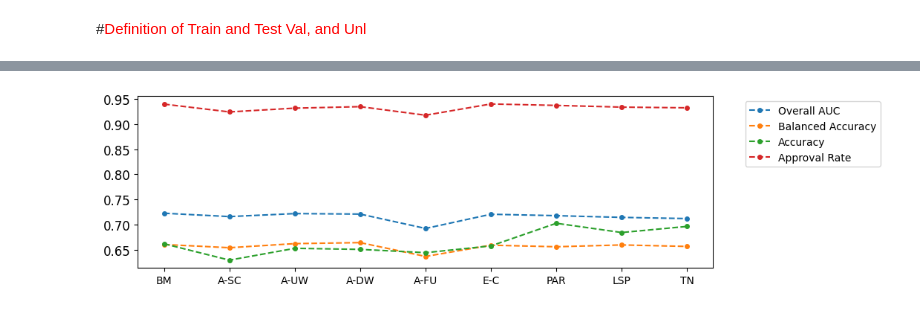
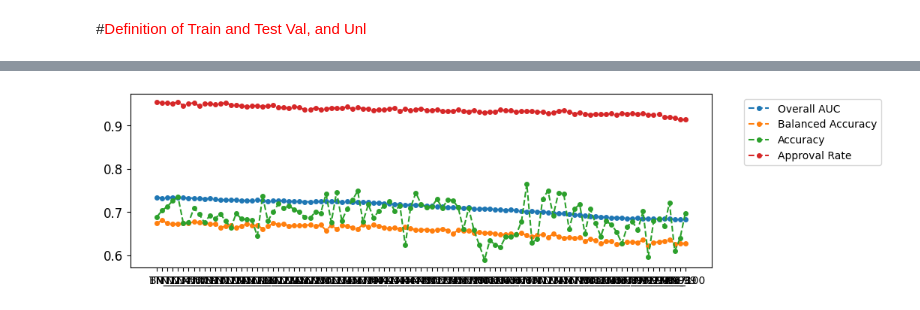
Before and after one commit to hiaac-finance/credit_pipeline, a Jupyter notebook: examples/Model_Pipeline_Functions_Pessoal_V21_K_fold.ipynb, the cells around one changed output, grey strips where cells are left out. Saved outputs shown, nothing was run; the diff lists cells and outputs as text; code cells hidden in the pictures.

```diff
--- a/examples/Model_Pipeline_Functions_Pessoal_V21_K_fold.ipynb
+++ b/examples/Model_Pipeline_Functions_Pessoal_V21_K_fold.ipynb
@@ -179,0 +170,3 @@ mean_metrics
+# %%
+for fold_number in range(N_splits):
+    print(seed_number+fold_number)
@@ -179,0 +179,24 @@ mean_metrics
+# %%
+metrics_dict = {}
+for fold_number in range(N_splits):
+    X_train_acp, X_train_rej, y_train_acp, y_train_rej,X_test_acp, X_test_rej, y_test_acp,X_val_acp, X_val_rej, y_val_acp = data_dict[fold_number]
+
+    seed_number = main_seed+fold_number
+    filepath = Path(os.path.join(ri_datasets_path,f'TN-{seed_number}.joblib'))
+    datasets = joblib.load(filepath)
+
+
+    values = ri.get_metrics_RI(datasets, X_val_acp, y_val_acp, X_unl = X_test_rej, threshold_type='none',
+                            acp_rate=0.05).loc[
+                                ["Overall AUC", "Kickout"]].T.to_numpy()
+    weights = [10,1]
+    criterias = np.array([True, True])
+    t = top.Topsis(values, weights, criterias)
+    t.calc()
+    output = t.rank_to_best_similarity()[0] - 1
+    print(f'best iteration: {output}')
+    if output != 0:
+        hist_dict[fold_number]['TN'] = datasets[f'TN_{output}']
+    else:
+        hist_dict[fold_number]['TN'] = datasets['BM']
+    # break
@@ -179,0 +209,9 @@ mean_metrics
+# %%
+metrics_dict = {}
+for fold_number in range(N_splits):
+    X_train_acp, X_train_rej, y_train_acp, y_train_rej,X_test_acp, X_test_rej, y_test_acp,X_val_acp, X_val_rej, y_val_acp = data_dict[fold_number]
+
+    metrics_dict[fold_number] = ri.get_metrics_RI(hist_dict[fold_number], X_test_acp, y_test_acp, X_val_acp, y_val_acp, X_test_rej, acp_rate=0.8)
+    # break
+mean_metrics = sum([metrics_dict[i] for i in range(N_splits)])/N_splits
+mean_metrics
@@ -186,0 +253,2 @@ metric.plot.bar()
+# %%
+metrics = ri.get_metrics_RI(datasets, X_test_acp, y_test_acp, X_val_acp, y_val_acp, X_test_rej, acp_rate=0.8)
@@ -187,30 +278,30 @@ metric.plot.bar()
 # %%
 #@title Show evolution of metrics
 
-metrics_df = mean_metrics.copy()#_techniques.copy()
+metrics_df = metrics.copy()#_techniques.copy()
 
 # Set the desired figure size
 plt.figure(figsize=(10, 3))
 
 cols_to_plot =  ['Overall AUC', 'Balanced Accuracy', 'Accuracy', 'Approval Rate']
 cols_plotted = []
 
 # Iterate over the columns of metrics_df.T and create individual plots
 for m in cols_to_plot:
     if m in metrics_df.T.columns:
         plt.plot(metrics_df.T[m], marker='o', markersize=4, linestyle='--')
         cols_plotted.append(m)
 
 # Add a legend outside the loop
 plt.legend(cols_plotted, loc='upper right', bbox_to_anchor=(.8, 0.5, 0.5, 0.5))
 
 # Set the y-axis tick positions and labels
 plt.yticks(fontsize=12)
 
 # Show the plots
 plt.show()
 # %% [output]
-[figure, old version]
+[figure, new version]
 # %%
 #@title Show evolution of metrics
 # Set the desired figure size
```
Also changed, not shown: parts of 18 cells of this notebook, 6 other files.
